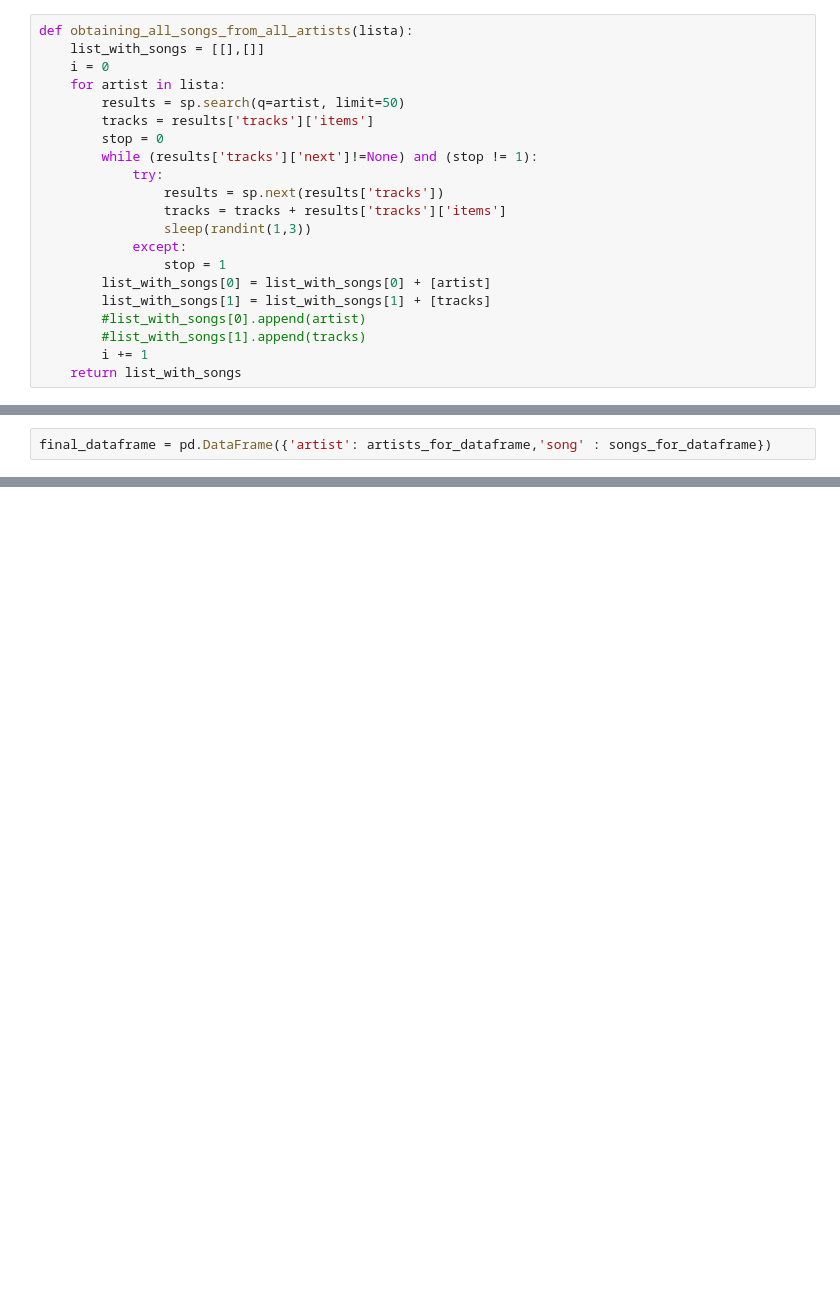
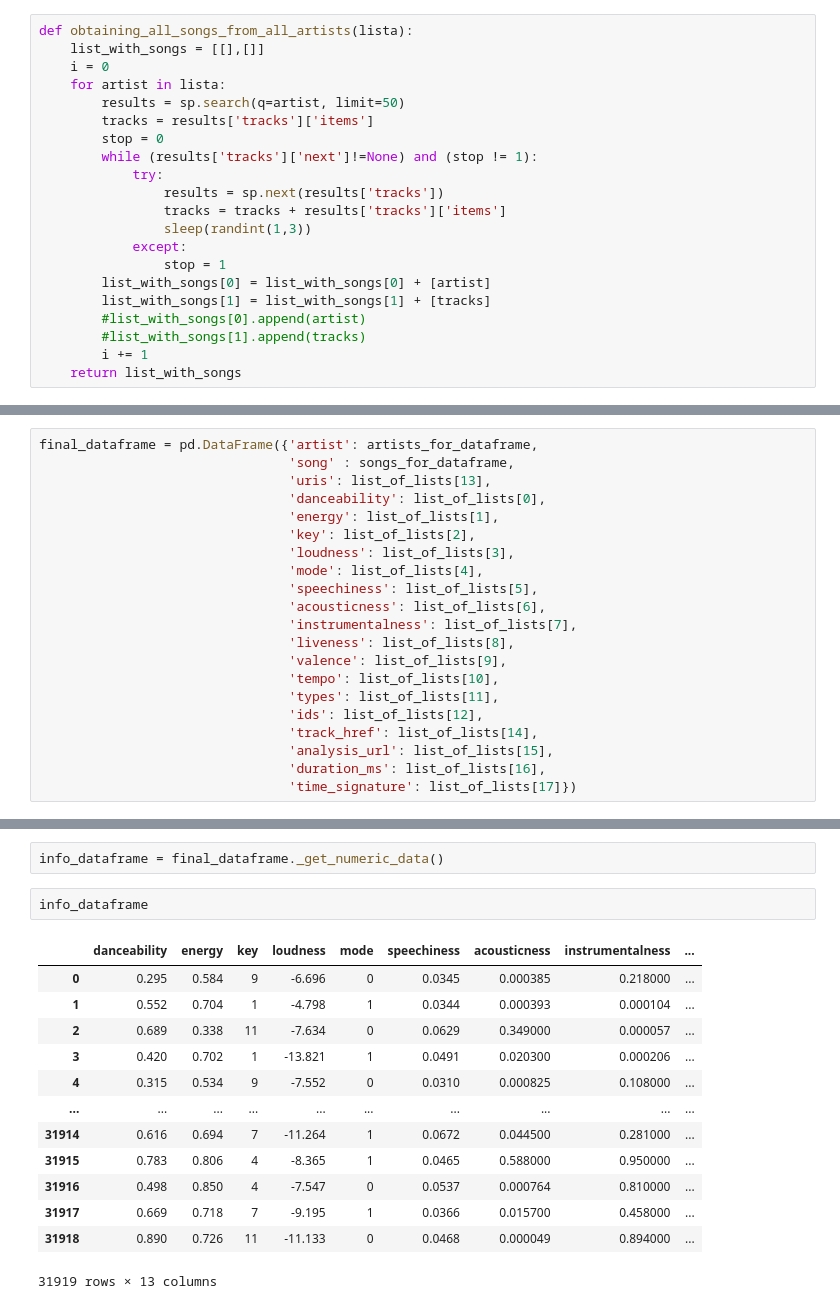
Before and after one commit to Javianalista/lab-unsupervised-learning-intro, a Jupyter notebook: lab-unsupervised-learning-intro.ipynb, the cells around one changed output, grey strips where cells are left out. Cells and saved outputs as stored; diff of their text form; blank space fills up the shorter version.

```diff
--- a/lab-unsupervised-learning-intro.ipynb
+++ b/lab-unsupervised-learning-intro.ipynb
@@ -469,2 +391,21 @@ list_of_lists[0]
 # %%
-final_dataframe = pd.DataFrame({'artist': artists_for_dataframe,'song' : songs_for_dataframe})
+final_dataframe = pd.DataFrame({'artist': artists_for_dataframe,
+                                'song' : songs_for_dataframe,
+                                'uris': list_of_lists[13],
+                                'danceability': list_of_lists[0],
+                                'energy': list_of_lists[1],
+                                'key': list_of_lists[2],
+                                'loudness': list_of_lists[3],
+                                'mode': list_of_lists[4],
+                                'speechiness': list_of_lists[5],
+                                'acousticness': list_of_lists[6],
+                                'instrumentalness': list_of_lists[7],
+                                'liveness': list_of_lists[8],
+                                'valence': list_of_lists[9],
+                                'tempo': list_of_lists[10],
+                                'types': list_of_lists[11],
+                                'ids': list_of_lists[12],
+                                'track_href': list_of_lists[14],
+                                'analysis_url': list_of_lists[15],
+                                'duration_ms': list_of_lists[16],
+                                'time_signature': list_of_lists[17]})
@@ -552,0 +448,18 @@ a = None
+# %%
+info_dataframe = final_dataframe._get_numeric_data()
+# %%
+info_dataframe
+# %% [output]
+|  | danceability | energy | key | loudness | mode | speechiness | acousticness | instrumentalness | ... |
+| 0 | 0.295 | 0.584 | 9 | -6.696 | 0 | 0.0345 | 0.000385 | 0.218000 | ... |
+| 1 | 0.552 | 0.704 | 1 | -4.798 | 1 | 0.0344 | 0.000393 | 0.000104 | ... |
+| 2 | 0.689 | 0.338 | 11 | -7.634 | 0 | 0.0629 | 0.349000 | 0.000057 | ... |
+| 3 | 0.420 | 0.702 | 1 | -13.821 | 1 | 0.0491 | 0.020300 | 0.000206 | ... |
+| 4 | 0.315 | 0.534 | 9 | -7.552 | 0 | 0.0310 | 0.000825 | 0.108000 | ... |
+| ... | ... | ... | ... | ... | ... | ... | ... | ... | ... |
+| 31914 | 0.616 | 0.694 | 7 | -11.264 | 1 | 0.0672 | 0.044500 | 0.281000 | ... |
+| 31915 | 0.783 | 0.806 | 4 | -8.365 | 1 | 0.0465 | 0.588000 | 0.950000 | ... |
+| 31916 | 0.498 | 0.850 | 4 | -7.547 | 0 | 0.0537 | 0.000764 | 0.810000 | ... |
+| 31917 | 0.669 | 0.718 | 7 | -9.195 | 1 | 0.0366 | 0.015700 | 0.458000 | ... |
+| 31918 | 0.890 | 0.726 | 11 | -11.133 | 0 | 0.0468 | 0.000049 | 0.894000 | ... |
+31919 rows × 13 columns
```
Also changed, not shown: parts of 45 cells of this notebook, 1 other file.
